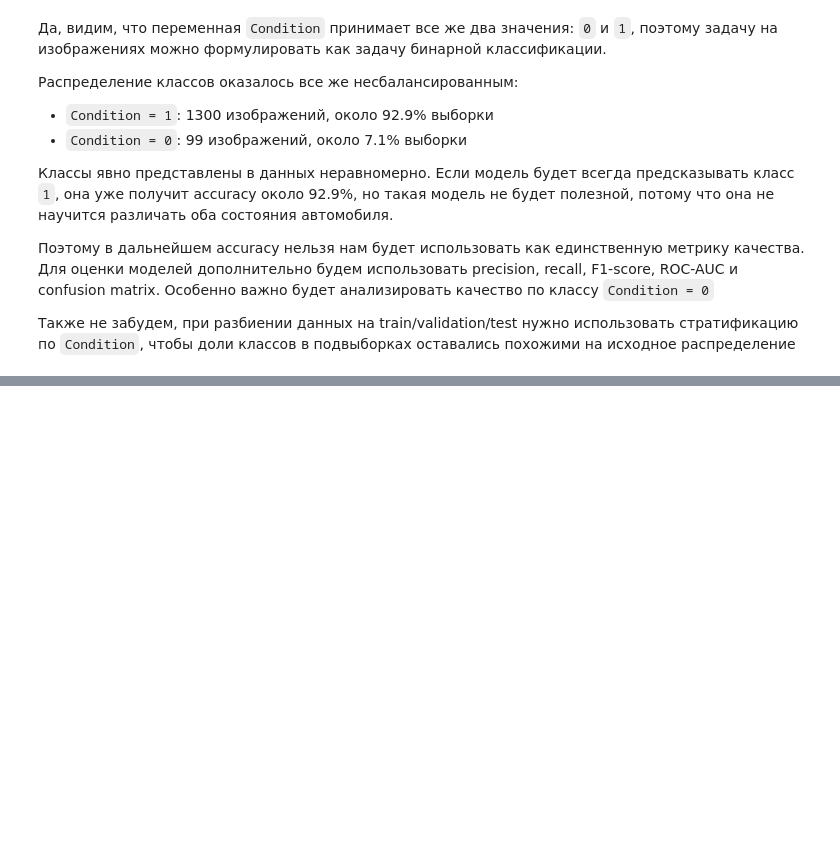
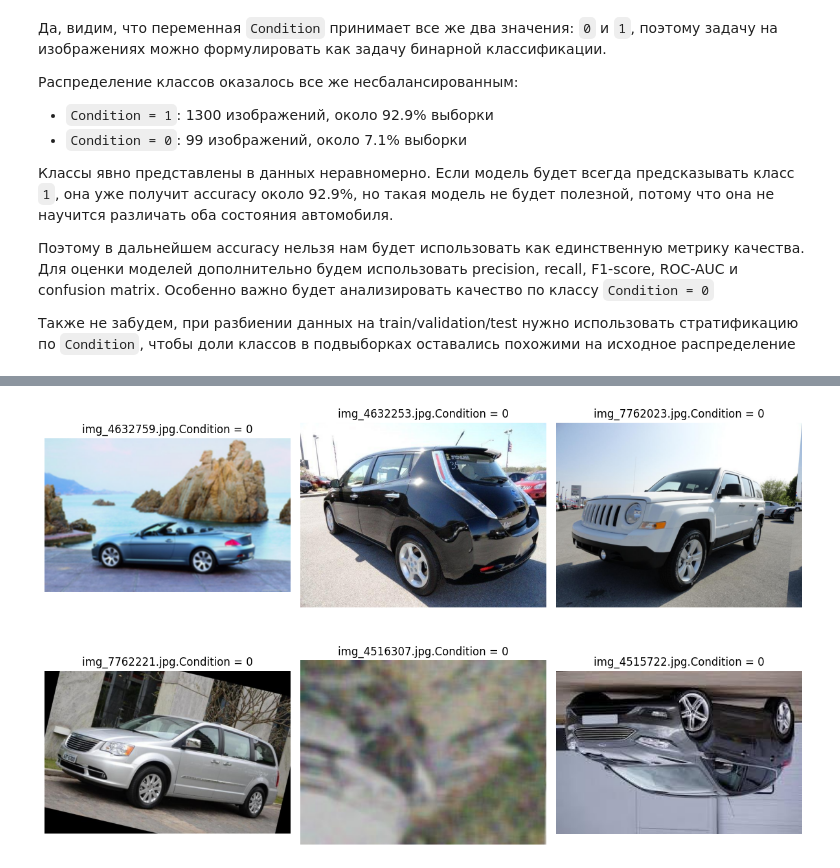
Before and after one commit to tdrkn/GP5, a Jupyter notebook: gp5_image_task.ipynb, the cells around one changed output, grey strips where cells are left out. Saved outputs shown, nothing was run; the diff lists cells and outputs as text; code cells hidden in the pictures; blank space fills up the shorter version.

```diff
--- a/gp5_image_task.ipynb
+++ b/gp5_image_task.ipynb
@@ -191,0 +220,17 @@ plt.show()
+# %%
+def show_images_by_condition(data, condition_value, n_images=6, random_state=42):
+    sample_cond = data[data['Condition'] == condition_value].sample(n_images, random_state=random_state)
+    image_paths = sample_cond['Image_path'].tolist()
+    plt.figure(figsize=(12, 8))
+    for i in range(len(image_paths)):
+        image = plt.imread(DATA_DIR / 'trainImages' / image_paths[i])
+        plt.subplot(2, 3, i+1)
+        plt.imshow(image)
+        plt.title(f'{image_paths[i]}.Condition = {condition_value}')
+        plt.axis('off')
+    plt.tight_layout()
+    plt.show()
+# %%
+show_images_by_condition(train_data, condition_value=0, n_images=6)
+# %% [output]
+[figure, added]
```
Also changed, not shown: parts of 38 cells of this notebook.
